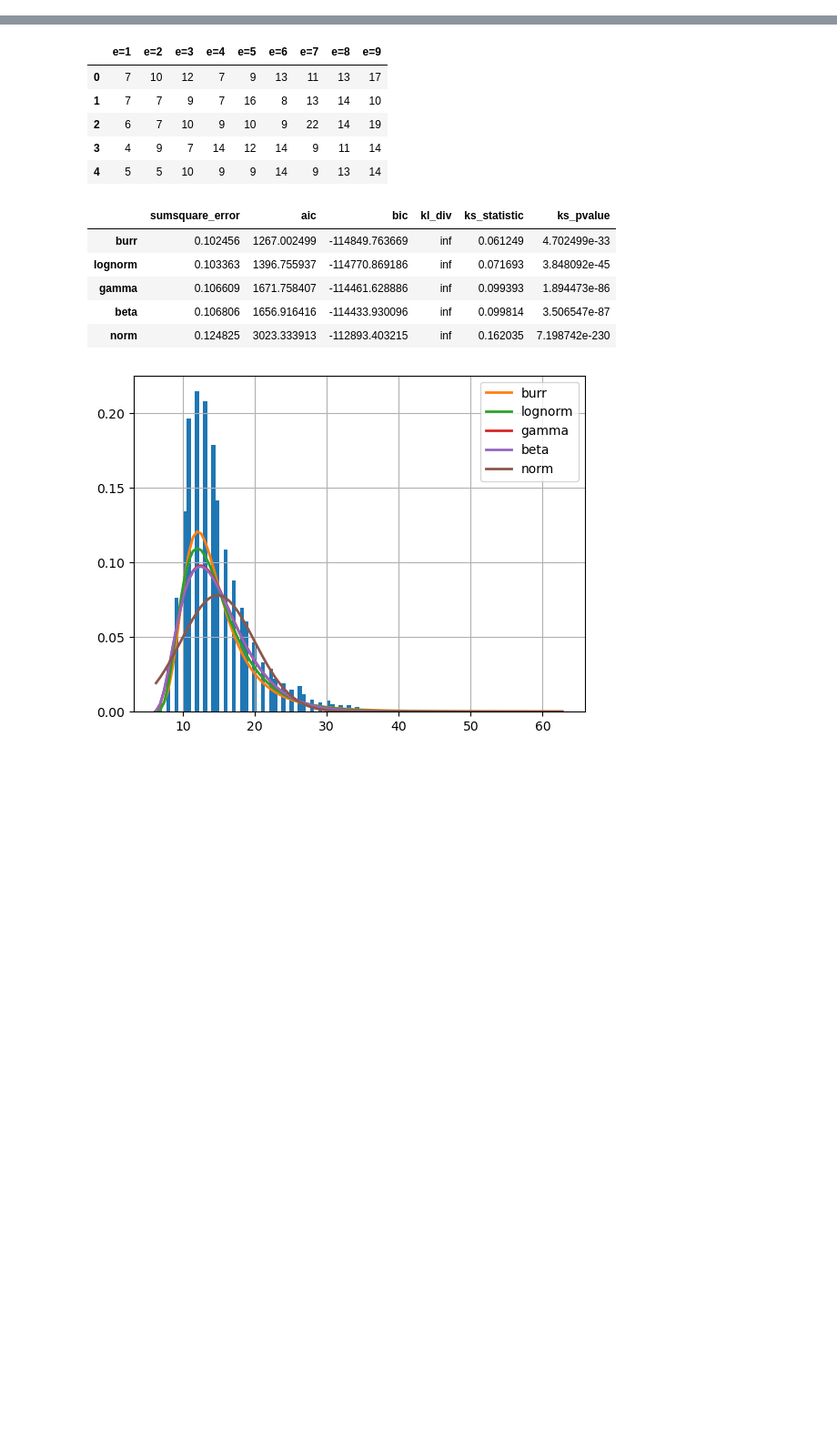
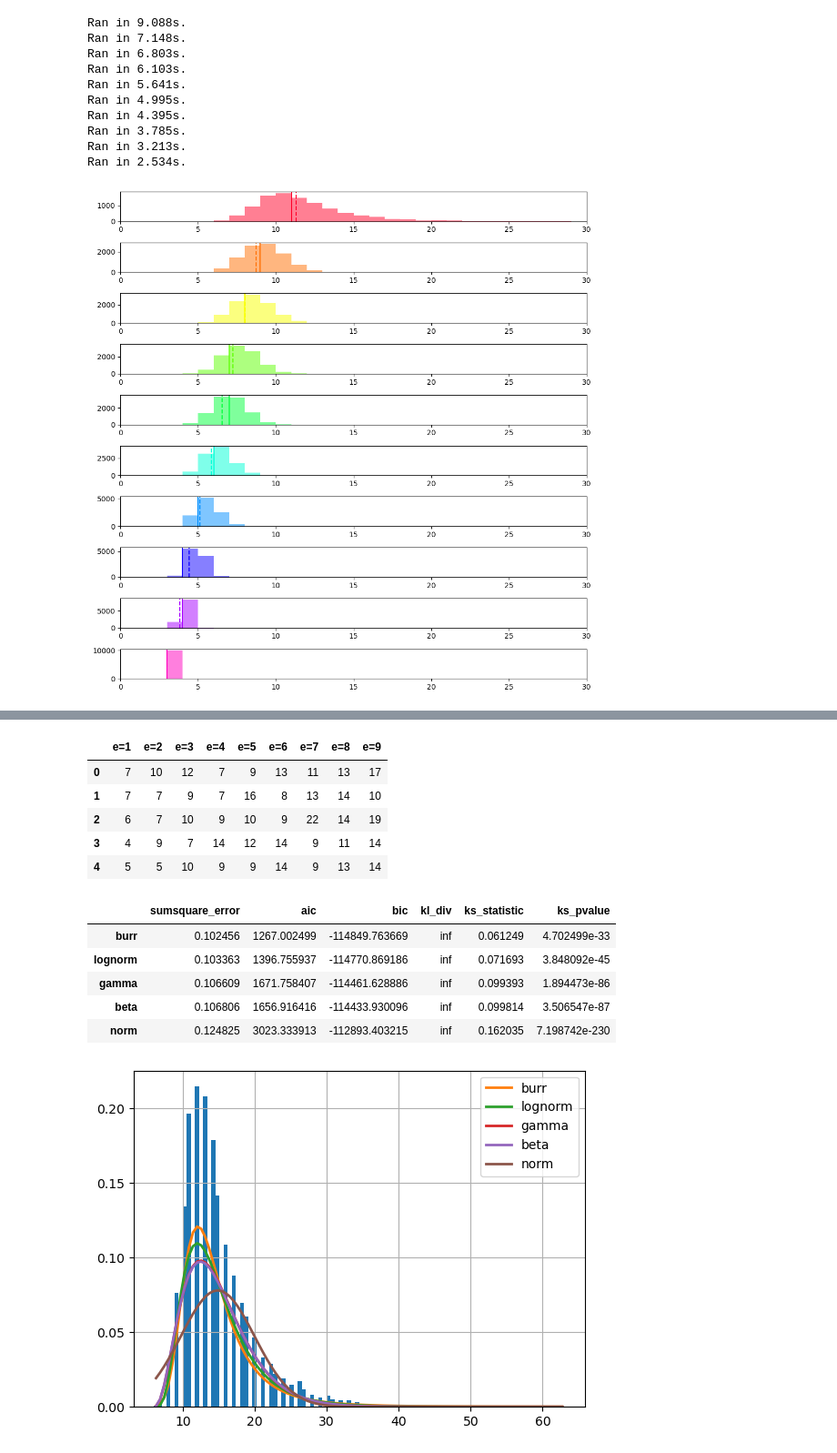
Before and after one commit to rachael-walker/darts-thesis, a Jupyter notebook: analysis/2_analysis_singleplayer_turn/2_5_eda_turn_distributions.ipynb, the cells around one changed output, grey strips where cells are left out. Shown at 91% size. Cells and saved outputs as stored; diff of their text form; code cells hidden in the pictures; blank space fills up the shorter version.

```diff
--- a/analysis/2_analysis_singleplayer_turn/2_5_eda_turn_distributions.ipynb
+++ b/analysis/2_analysis_singleplayer_turn/2_5_eda_turn_distributions.ipynb
@@ -949,0 +218,69 @@ Ran in 2.520s.
+# %%
+############### PARAMETERS ###############
+
+# Epsilon you want to hold constant as you vary tokens
+e1 = 5
+
+# Axis limits
+xmin=0
+xmax=30
+
+##########################################
+
+e_beta_res = []
+
+fig, ax = plt.subplots(10, figsize=(10,10))
+
+# List of betas
+b_list = list(range(10))
+
+# Get max and min for color values
+vmax=max(b_list)
+vmin=min(b_list)
+
+# Placeholders for iteration
+row = 0
+sim = sim_list[e1-1]
+
+for beta in b_list:
+
+    # Run the simulation
+    res = sim.run_simulation(10000, starting_score=501, starting_credits=beta, spot_darts=0, spot_points=0)
+
+    # Limit paths to turns
+    for iter in range(len(res)):
+        res[iter] = [x for x in res[iter] if x[2]==3]
+
+    # Record results
+    e_beta_res.append(data1)
+
+    # Extract data and colors
+    data1 = [len(x) for x in res]
+    color1 = color_map_color(beta, cmap_name='gist_rainbow', vmin=vmin, vmax=vmax)
+
+    # Plot
+    ax[row].hist(np.array(data1),color=color1,alpha=0.5,bins=list(range(1,30)))
+    ax[row].axvline(statistics.mean(data1),color=color1,linestyle='dashed')
+    ax[row].axvline(statistics.median(data1),color=color1)
+
+    # Set axis limits
+    ax[row].set_xlim((xmin,xmax))
+
+    # Legend
+    # ax[row].legend([f'$\epsilon$={e1} - mean',f'$\epsilon$={e1} - median'])
+
+    row = row + 1
+
+fig.tight_layout()
+# %% [output]
+Ran in 9.088s.
+Ran in 7.148s.
+Ran in 6.803s.
+Ran in 6.103s.
+Ran in 5.641s.
+Ran in 4.995s.
+Ran in 4.395s.
+Ran in 3.785s.
+Ran in 3.213s.
+Ran in 2.534s.
+[figure, added]
```
Also changed, not shown: parts of 52 cells of this notebook, 27 other files.
